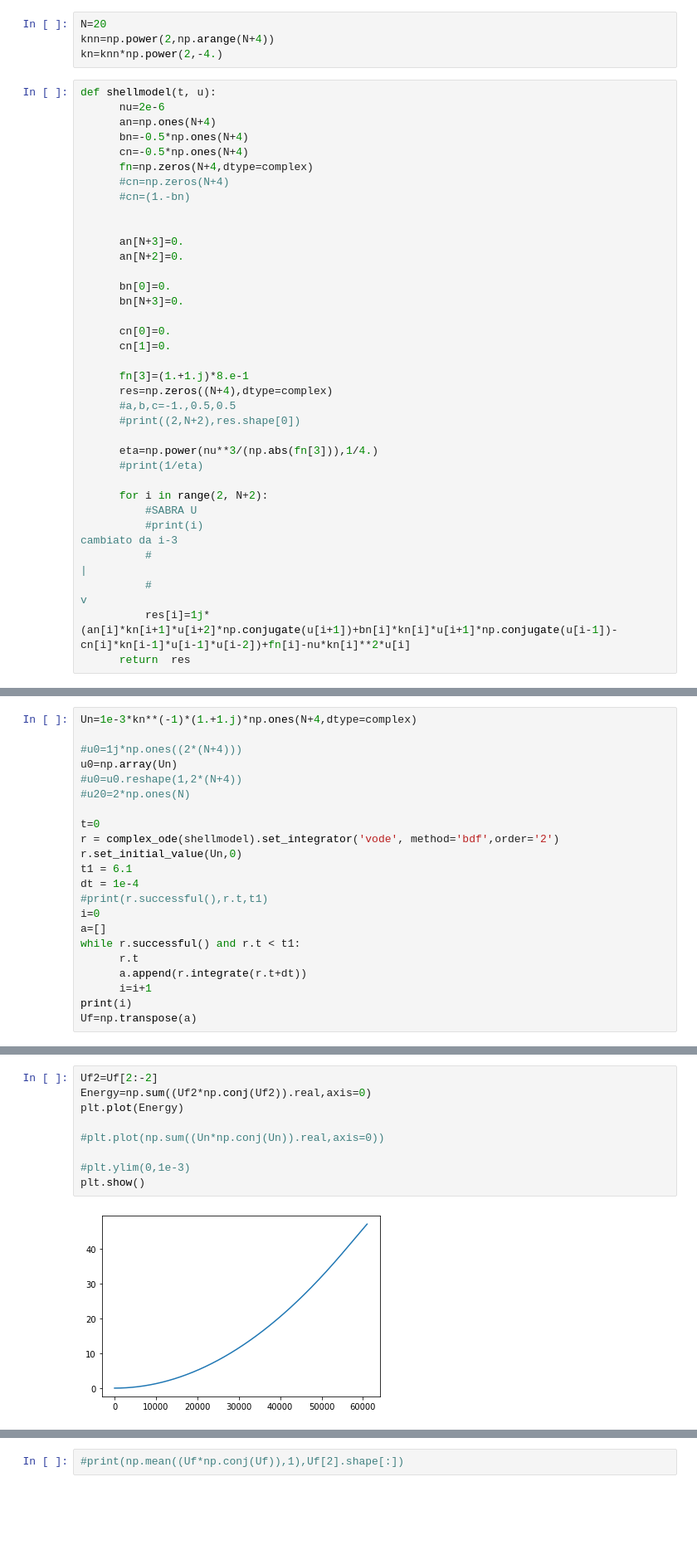
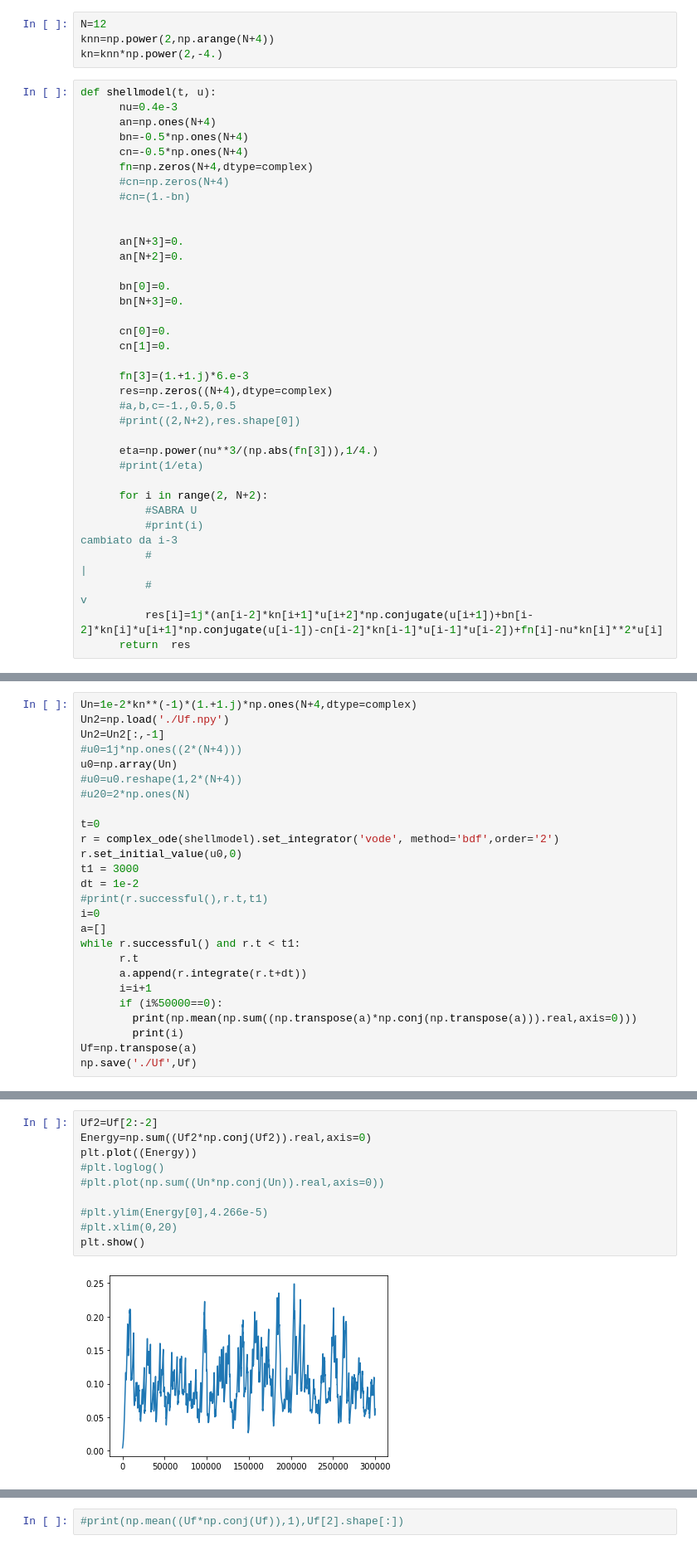
Before and after one commit to raudh1/ShellModels_old, a Jupyter notebook: shell_model_prove.ipynb, the cells around one changed output, grey strips where cells are left out. Shown at 83% size. Saved outputs shown, nothing was run; the diff lists cells and outputs as text; blank space fills up the shorter version.

```diff
--- a/shell_model_prove.ipynb
+++ b/shell_model_prove.ipynb
@@ -10,12 +10,12 @@ from scipy.integrate import solve_ivp
 from scipy.integrate import complex_ode
 from matplotlib import pyplot
 # %%
-N=20
+N=12
 knn=np.power(2,np.arange(N+4))
 kn=knn*np.power(2,-4.)
 # %%
 def shellmodel(t, u):
-      nu=2e-6
+      nu=0.4e-3
       an=np.ones(N+4)
       bn=-0.5*np.ones(N+4)
       cn=-0.5*np.ones(N+4)
@@ -33,7 +33,7 @@ def shellmodel(t, u):
       cn[0]=0.
       cn[1]=0.
 
-      fn[3]=(1.+1.j)*8.e-1
+      fn[3]=(1.+1.j)*6.e-3
       res=np.zeros((N+4),dtype=complex)
       #a,b,c=-1.,0.5,0.5
       #print((2,N+2),res.shape[0])
@@ -46,6 +46,6 @@ def shellmodel(t, u):
           #print(i)                                                                        cambiato da i-3
           #                                                                                       |
           #                                                                                       v
-          res[i]=1j*(an[i]*kn[i+1]*u[i+2]*np.conjugate(u[i+1])+bn[i]*kn[i]*u[i+1]*np.conjugate(u[i-1])-cn[i]*kn[i-1]*u[i-1]*u[i-2])+fn[i]-nu*kn[i]**2*u[i]
+          res[i]=1j*(an[i-2]*kn[i+1]*u[i+2]*np.conjugate(u[i+1])+bn[i-2]*kn[i]*u[i+1]*np.conjugate(u[i-1])-cn[i-2]*kn[i-1]*u[i-1]*u[i-2])+fn[i]-nu*kn[i]**2*u[i]
       return  res
 # %%
@@ -63,6 +63,7 @@ print(taueta)
 # %%
-Un=1e-3*kn**(-1)*(1.+1.j)*np.ones(N+4,dtype=complex)
-
+Un=1e-2*kn**(-1)*(1.+1.j)*np.ones(N+4,dtype=complex)
+Un2=np.load('./Uf.npy')
+Un2=Un2[:,-1]
 #u0=1j*np.ones((2*(N+4)))
 u0=np.array(Un)
 #u0=u0.reshape(1,2*(N+4))
@@ -70,9 +71,9 @@ u0=np.array(Un)
 
 t=0
 r = complex_ode(shellmodel).set_integrator('vode', method='bdf',order='2')
-r.set_initial_value(Un,0)
-t1 = 6.1
-dt = 1e-4
+r.set_initial_value(u0,0)
+t1 = 3000
+dt = 1e-2
 #print(r.successful(),r.t,t1)
 i=0
 a=[]
@@ -80,6 +81,9 @@ while r.successful() and r.t < t1:
       r.t
       a.append(r.integrate(r.t+dt))
       i=i+1
-print(i)
+      if (i%50000==0):
+        print(np.mean(np.sum((np.transpose(a)*np.conj(np.transpose(a))).real,axis=0)))
+        print(i)
 Uf=np.transpose(a)
+np.save('./Uf',Uf)
 # %% [output]
@@ -87,11 +104,12 @@ Uf=np.transpose(a)
 # %%
 Uf2=Uf[2:-2]
 Energy=np.sum((Uf2*np.conj(Uf2)).real,axis=0)
-plt.plot(Energy)
-
+plt.plot((Energy))
+#plt.loglog()
 #plt.plot(np.sum((Un*np.conj(Un)).real,axis=0))
 
-#plt.ylim(0,1e-3)
+#plt.ylim(Energy[0],4.266e-5)
+#plt.xlim(0,20)
 plt.show()
 # %% [output]
-[figure, old version]
+[figure, new version]
```
Also changed, not shown: parts of 24 cells of this notebook.
